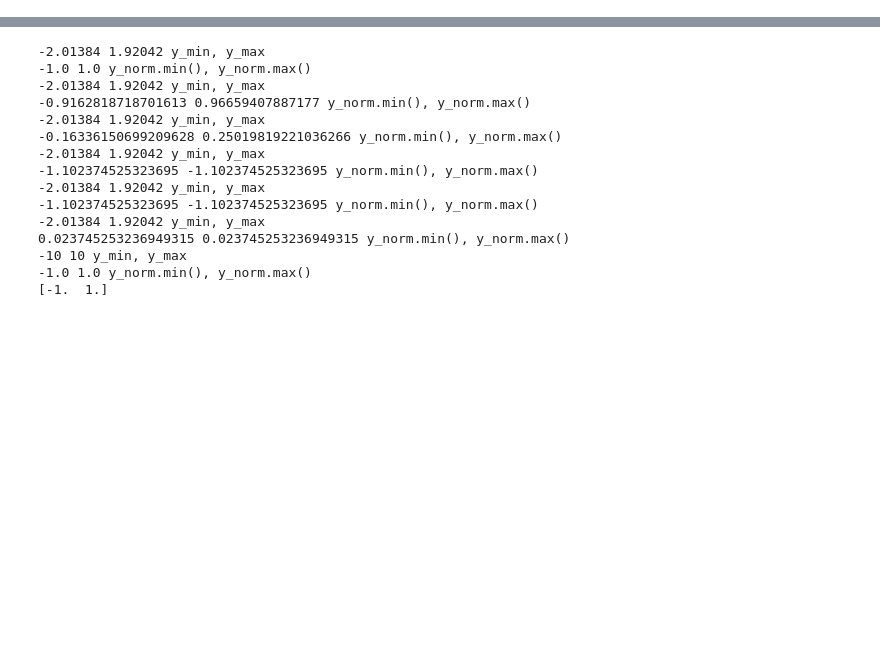
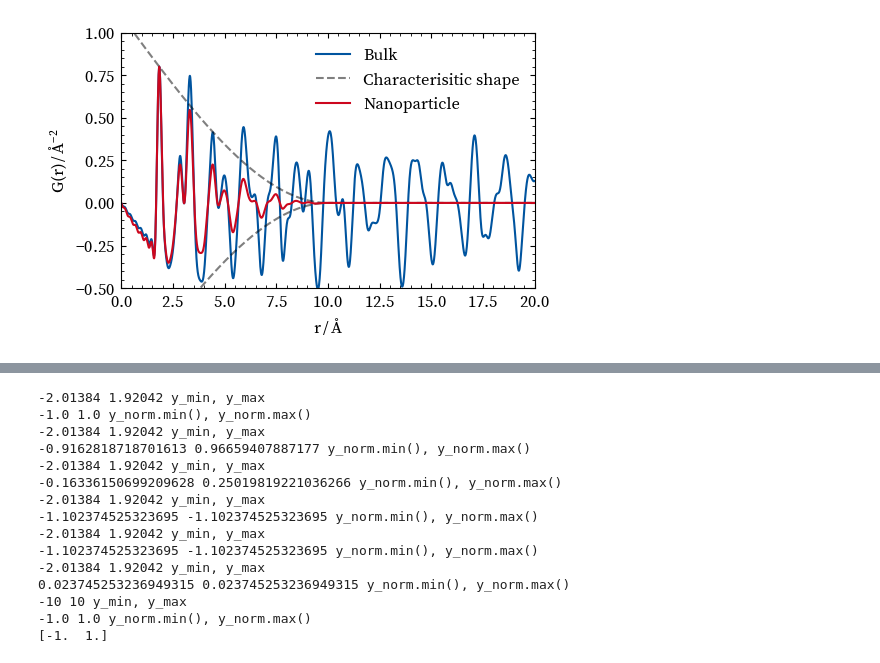
Before and after one commit to BenjaminMD/BoehmitePDF, a Jupyter notebook: main.ipynb, the cells around one changed output, grey strips where cells are left out. Saved outputs shown, nothing was run; the diff lists cells and outputs as text; code cells hidden in the pictures; blank space fills up the shorter version.

```diff
--- a/main.ipynb
+++ b/main.ipynb
@@ -4,18 +4,17 @@ from ezpdf import plot_PDF
 from pathlib import Path
 
 
-data_file = Path("data/gr/bf4_acc_r01.gr")
+data_file = Path("data/gr/SBa200.gr")
 
-AlOOH = Contribution("AlOOH", "sphericalCF", "AlOOH")
+AlOOH = Contribution("d4Al2O3", "sphericalCF", "Al2O3")
 
 fit = FitPDF(data_file, contributions=[AlOOH])
 
-fit.shared_param("AlOOH", "O" "Biso")
+
+fit.update_recipe()
+fit.shared_param("d4Al2O3", "Al", "Biso")
+fit.shared_param("d4Al2O3", "O", "Biso")
 
 
-fit.update_recipe()
-
-fit.LoadResFromFile("200.res")
-
 fit.run_fit()
 # %% [output]
@@ -24,0 +39,29 @@ fit.dw.save_results(fit.recipe, "", "results", "200", fit.phases)
+# %%
+from ezplot import plot_defaults
+import matplotlib.pyplot as plt
+import diffpy.srfit.pdf.characteristicfunctions as CF
+
+
+fit.recipe.d4Al2O3_psize = 100
+r, _, gcalc, _, _, _ = get_gr(fit.recipe)
+
+fig, gs = plot_defaults(1, 1)
+ax = fig.add_subplot(gs[0, 0])
+ax.plot(r, 0.8 * gcalc/gcalc.max(), label="Bulk")
+
+fit.recipe.d4Al2O3_psize = 10
+r, _, gcalc, _, _, _ = get_gr(fit.recipe)
+
+
+
+ax.plot(r, 1.1 * CF.sphericalCF(r, 10), c="k", alpha=0.5, linestyle="--")
+ax.plot(r, - 1.1 * CF.sphericalCF(r, 10), c="k", alpha=0.5, linestyle="--", label="Characterisitic shape")
+ax.plot(r, 0.8 * gcalc/gcalc.max(), label="Nanoparticle")
+ax.set_xlim(0, 20)
+ax.set_ylim(-0.5, 1)
+ax.set_ylabel("G(r)$\,/\,\mathrm{\AA}^{-2}$")
+ax.set_xlabel("r$\,/\,\mathrm{\AA}$")
+ax.legend(frameon=False)
+plt.savefig("psize.pdf")
+# %% [output]
+[figure, added]
```
Also changed, not shown: parts of 4 cells of this notebook, 5 other files.
